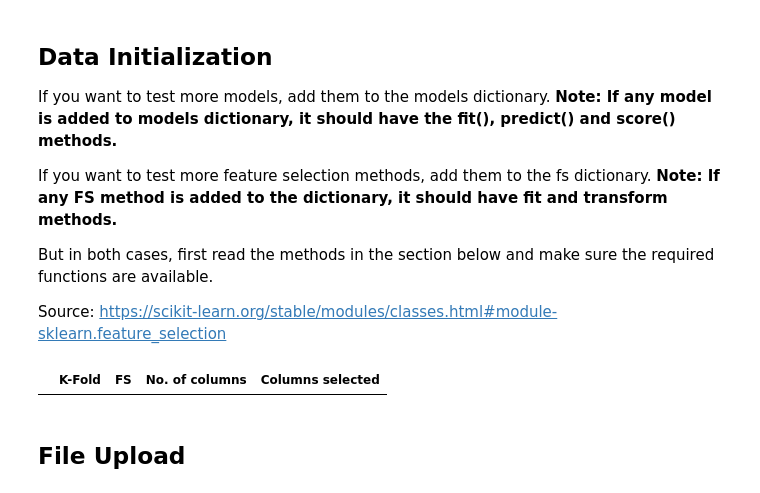
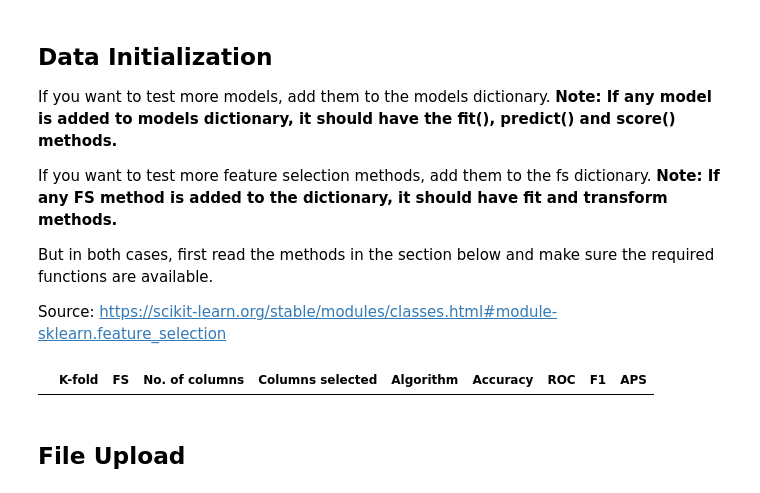
Before and after one commit to maneri13/Data-Science-Experiments, a Jupyter notebook: Feature_Selection_Framework.ipynb, the cells around one changed output. Saved outputs shown, nothing was run; the diff lists cells and outputs as text; code cells hidden in the pictures.

```diff
--- a/Feature_Selection_Framework.ipynb
+++ b/Feature_Selection_Framework.ipynb
@@ -90,11 +90,10 @@ fs = [
       ('Extra Trees', SelectFromModel(ExtraTreesClassifier())),
       ('Gradient Boost', SelectFromModel(GradientBoostingClassifier()))
 ]
-# %%
-model_table.head()
-fs_table.head()
-# %% [output]
-|  | K-Fold | FS | No. of columns | Columns selected |
+# %%
+metrics_df.head()
+# %% [output]
+|  | K-fold | FS | No. of columns | Columns selected | Algorithm | Accuracy | ROC | F1 | APS |
 # %% [markdown]
 ## File Upload
 # %%
```
Also changed, not shown: parts of 13 cells of this notebook.
